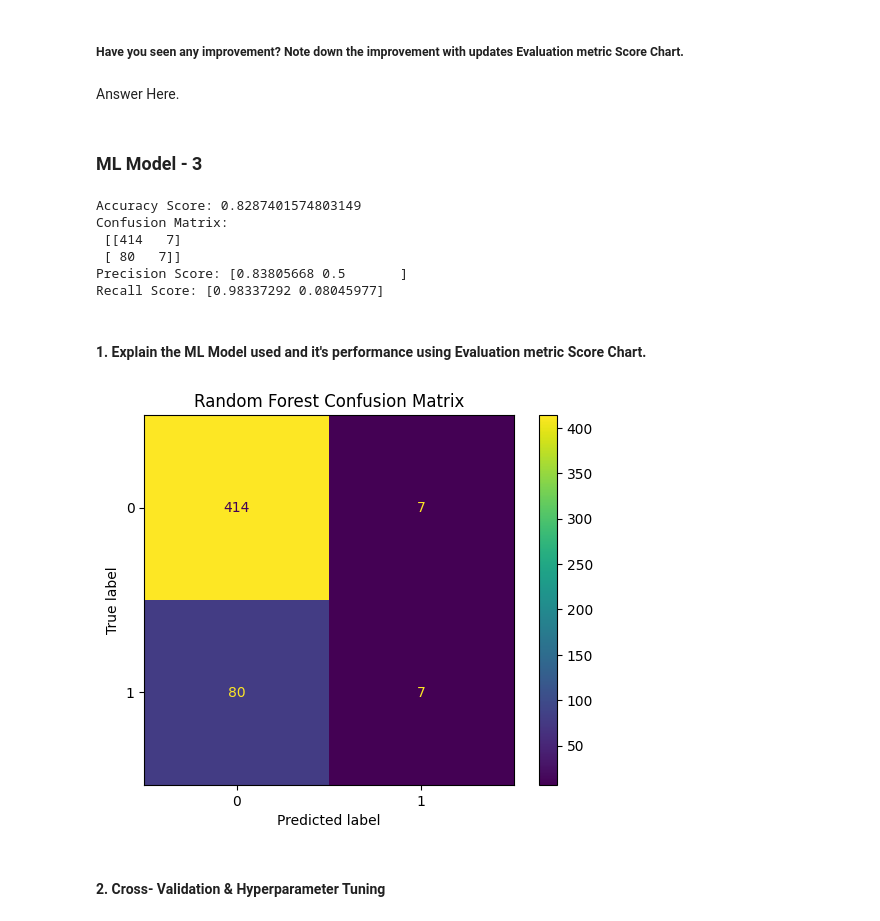
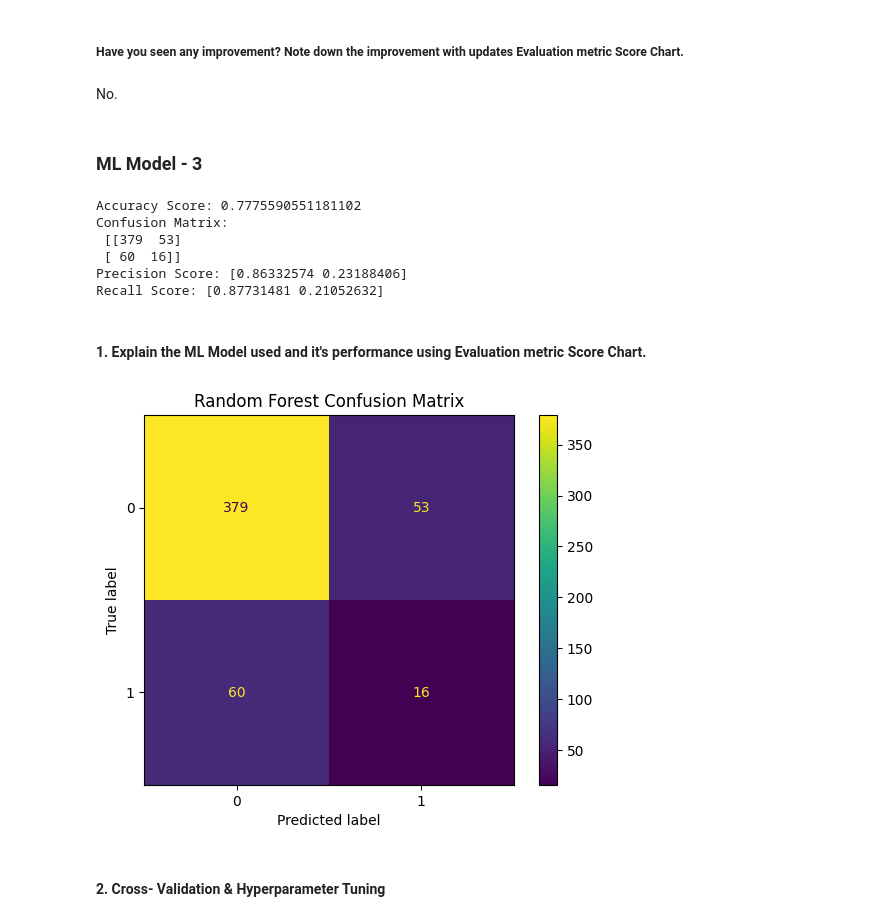
Before and after one commit to Ashish-Kumar-Vaish/Cardiovascular-Risk-Classification, a Jupyter notebook: Cardiovascular_Risk_Classification.ipynb, the cells around one changed output. Saved outputs shown, nothing was run; the diff lists cells and outputs as text; code cells hidden in the pictures.

```diff
--- a/Cardiovascular_Risk_Classification.ipynb
+++ b/Cardiovascular_Risk_Classification.ipynb
@@ -735,0 +750,4 @@ I used an 85:15 train-test split using train_test_split. 85% of the data was use
+# %%
+# Handling Imbalanced Dataset
+sm = SMOTE(random_state=42)
+x_train, y_train = sm.fit_resample(x_train, y_train)
@@ -739,13 +761,13 @@ I used an 85:15 train-test split using train_test_split. 85% of the data was use
 ### ML Model - 1
 # %%
 # ML Model - 1 Implementation
-model = LogisticRegression()
+model_lr = LogisticRegression()
 
 # Fit the Algorithm
-model.fit(x_train, y_train)
+model_lr.fit(x_train, y_train)
 
 # Predict on the model
-y_pred = model.predict(x_test)
+y_pred = model_lr.predict(x_test)
 
 print("Accuracy Score:", accuracy_score(y_test,y_pred))
 print("Confusion Matrix:\n", confusion_matrix(y_test,y_pred))
@@ -773,13 +793,13 @@ plt.show()
 ### ML Model - 2
 # %%
 # ML Model - 1 Implementation
-model = DecisionTreeClassifier(random_state=42)
+model_dt = DecisionTreeClassifier(random_state=42)
 
 # Fit the Algorithm
-model.fit(x_train, y_train)
+model_dt.fit(x_train, y_train)
 
 # Predict on the model
-y_pred = model.predict(x_test)
+y_pred = model_dt.predict(x_test)
 
 print("Accuracy Score:", accuracy_score(y_test,y_pred))
 print("Confusion Matrix:\n", confusion_matrix(y_test,y_pred))
@@ -837,40 +857,40 @@ Improved Recall Score: [0.8456057  0.27586207]
 Used GridSearchCV because it tests a grid of hyperparameters and identifies the best combination based on f1 score, which is ideal for imbalanced datasets.
 # %% [markdown]
 ##### Have you seen any improvement? Note down the improvement with updates Evaluation metric Score Chart.
-# %% [markdown]
-Answer Here.
+# %% [markdown]
+No.
 # %% [markdown]
 ### ML Model - 3
 # %%
 # ML Model - 3 Implementation
-model = RandomForestClassifier(random_state=42)
+model_rf = RandomForestClassifier(random_state=42)
 
 # Fit the Algorithm
-model.fit(x_train, y_train)
+model_rf.fit(x_train, y_train)
 
 # Predict on the model
-y_pred = model.predict(x_test)
+y_pred = model_rf.predict(x_test)
 
 print("Accuracy Score:", accuracy_score(y_test,y_pred))
 print("Confusion Matrix:\n", confusion_matrix(y_test,y_pred))
 print("Precision Score:", precision_score(y_test,y_pred,average=None))
 print("Recall Score:", recall_score(y_test,y_pred,average=None))
 # %% [output]
-Accuracy Score: 0.8287401574803149
+Accuracy Score: 0.7775590551181102
 Confusion Matrix:
- [[414   7]
- [ 80   7]]
-Precision Score: [0.83805668 0.5       ]
-Recall Score: [0.98337292 0.08045977]
+ [[379  53]
+ [ 60  16]]
+Precision Score: [0.86332574 0.23188406]
+Recall Score: [0.87731481 0.21052632]
 # %% [markdown]
 #### 1. Explain the ML Model used and it's performance using Evaluation metric Score Chart.
 # %%
 # Visualizing evaluation Metric Score chart
-ConfusionMatrixDisplay.from_estimator(model, x_test, y_test)
+ConfusionMatrixDisplay.from_estimator(model_rf, x_test, y_test)
 plt.title("Random Forest Confusion Matrix")
 plt.show()
 # %% [output]
-[figure, old version]
+[figure, new version]
 # %% [markdown]
 #### 2. Cross- Validation & Hyperparameter Tuning
 # %%
```
Also changed, not shown: parts of 27 cells of this notebook.
